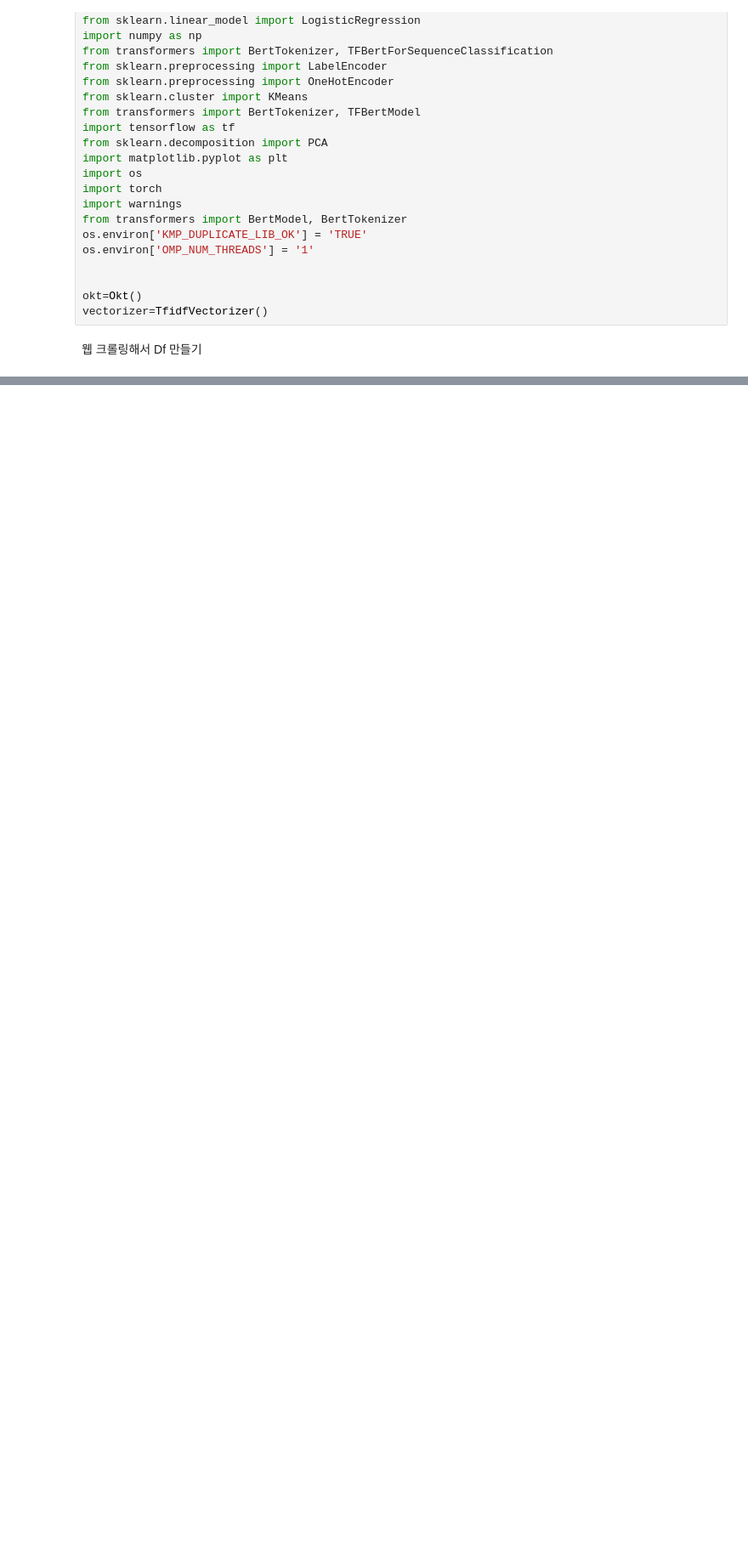
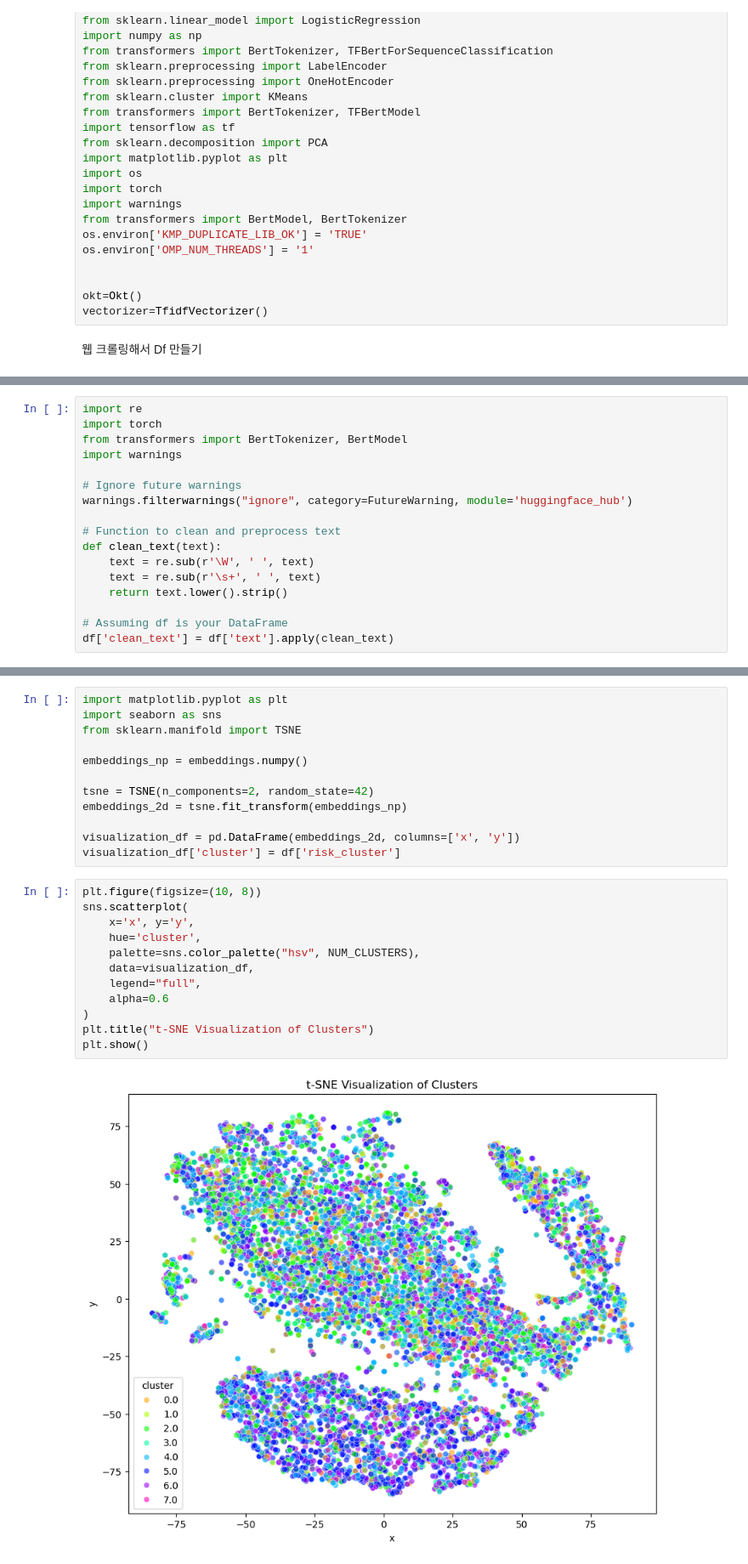
Before and after one commit to readiness1/changyi, a Jupyter notebook: risk_value.ipynb, the cells around one changed output, grey strips where cells are left out. Shown: that part at 85% size. Drawn from its saved outputs; the diff is of its cells as text; blank space fills up the shorter version.

```diff
--- a/risk_value.ipynb
+++ b/risk_value.ipynb
@@ -117,0 +138,17 @@ print("Df has completed.")
+# %%
+import re
+import torch
+from transformers import BertTokenizer, BertModel
+import warnings
+
+# Ignore future warnings
+warnings.filterwarnings("ignore", category=FutureWarning, module='huggingface_hub')
+
+# Function to clean and preprocess text
+def clean_text(text):
+    text = re.sub(r'\W', ' ', text)
+    text = re.sub(r'\s+', ' ', text)
+    return text.lower().strip()
+
+# Assuming df is your DataFrame
+df['clean_text'] = df['text'].apply(clean_text)
@@ -117,0 +227,26 @@ print("Df has completed.")
+# %%
+import matplotlib.pyplot as plt
+import seaborn as sns
+from sklearn.manifold import TSNE
+
+embeddings_np = embeddings.numpy()
+
+tsne = TSNE(n_components=2, random_state=42)
+embeddings_2d = tsne.fit_transform(embeddings_np)
+
+visualization_df = pd.DataFrame(embeddings_2d, columns=['x', 'y'])
+visualization_df['cluster'] = df['risk_cluster']
+# %%
+plt.figure(figsize=(10, 8))
+sns.scatterplot(
+    x='x', y='y',
+    hue='cluster',
+    palette=sns.color_palette("hsv", NUM_CLUSTERS),
+    data=visualization_df,
+    legend="full",
+    alpha=0.6
+)
+plt.title("t-SNE Visualization of Clusters")
+plt.show()
+# %% [output]
+[figure, added]
```
Also changed, not shown: parts of 13 cells of this notebook.
